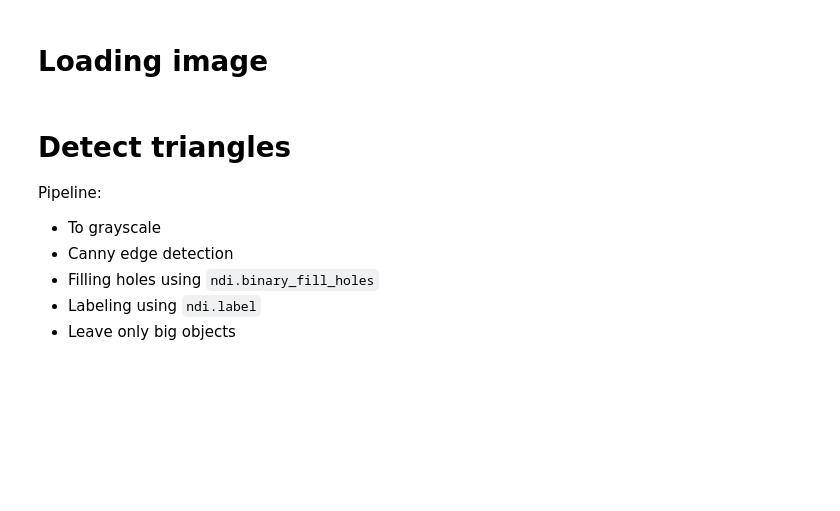
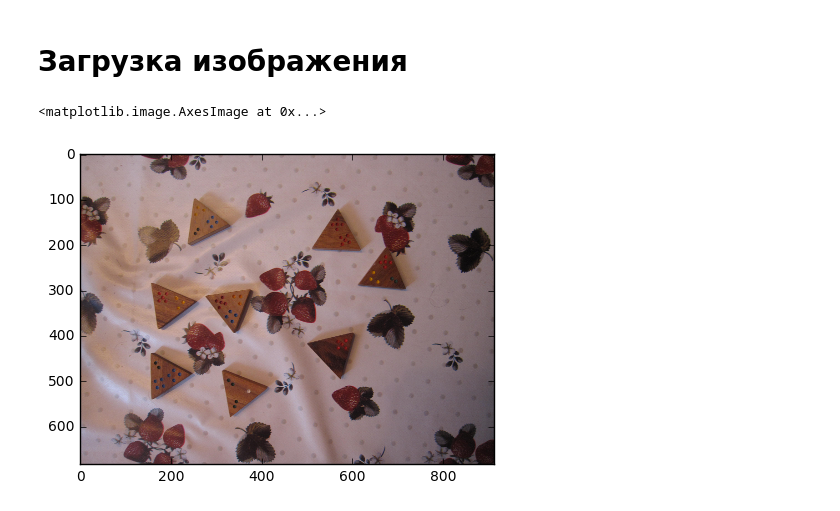
Before and after one commit to etoestja/inf, a Jupyter notebook: mipt/s8/images/1/Images1.ipynb, the cells around one changed output. Drawn from its saved outputs; the diff is of its cells as text; code cells hidden in the pictures; blank space fills up the shorter version.

Commit message:
update images

````diff
--- a/mipt/s8/images/1/Images1.ipynb
+++ b/mipt/s8/images/1/Images1.ipynb
@@ -9,8 +9,8 @@ from skimage.feature import canny
 from scipy import ndimage as ndi
 from skimage.filters import sobel
 from skimage.transform import (hough_line, hough_line_peaks, probabilistic_hough_line)
-# %% [markdown]
-# Loading image
+# %% [markdown]
+# Загрузка изображения
 # %%
 def get_image(pattern, n):
     ''' Reads image from disk '''
@@ -18,14 +18,8 @@ def get_image(pattern, n):
     im = imc[1]
     return(im)
 # %%
-im = get_image("Pict_1*", 0)
+im = get_image("Pict_3*", 0)
 plt.imshow(im)
+# %% [output]
+<matplotlib.image.AxesImage at 0x...>
+[figure, added]
-# %% [markdown]
-# Detect triangles
-Pipeline:
-
-* To grayscale
-* Canny edge detection
-* Filling holes using ```ndi.binary_fill_holes```
-* Labeling using ```ndi.label```
-* Leave only big objects
````
Also changed, not shown: parts of 18 cells of this notebook, 1 other file.
